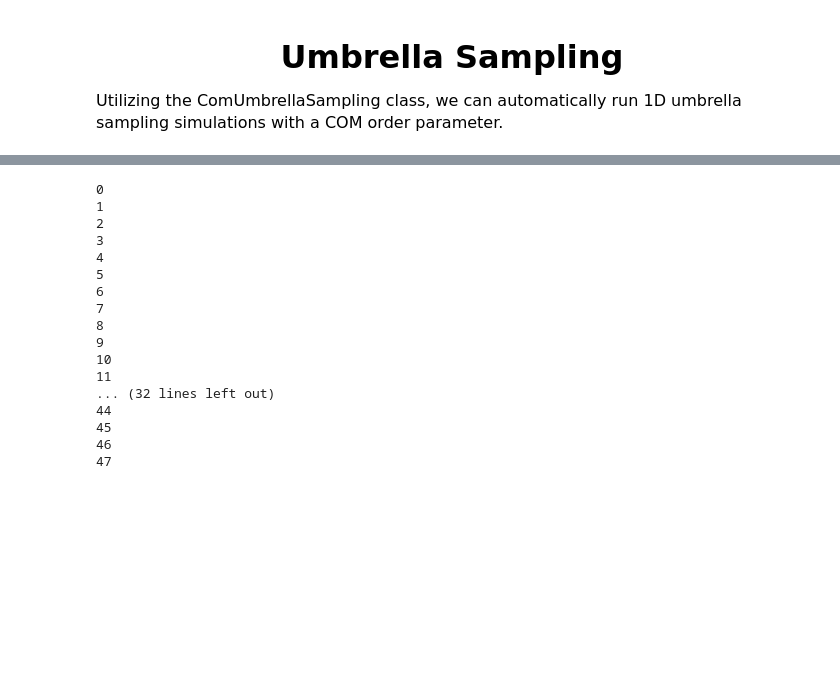
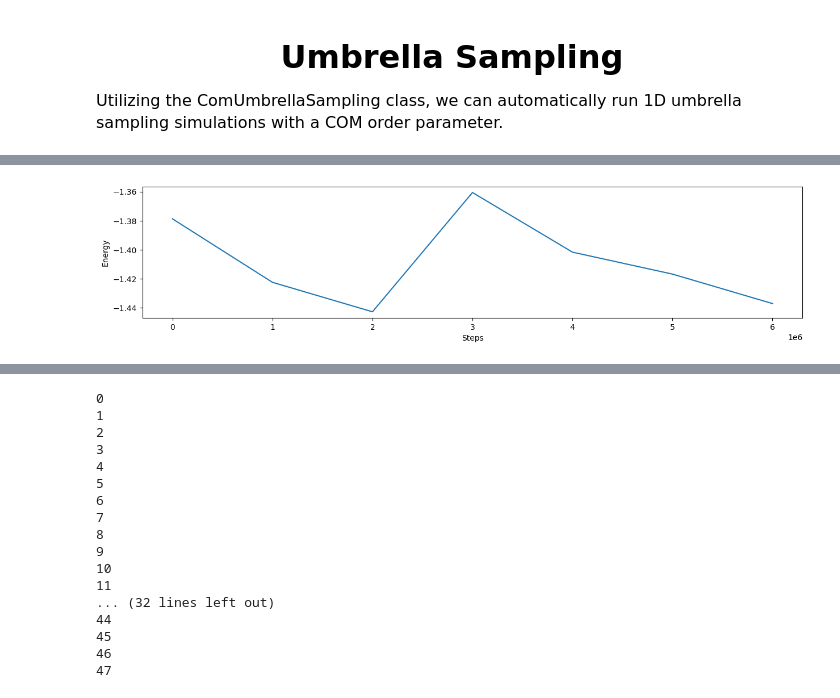
Before and after one commit to mlsample/ipy_oxDNA, a Jupyter notebook: src/duplex_example.ipynb, the cells around one changed output, grey strips where cells are left out. Cells and saved outputs as stored; diff of their text form; code cells hidden in the pictures; blank space fills up the shorter version.

```diff
--- a/src/duplex_example.ipynb
+++ b/src/duplex_example.ipynb
@@ -18,0 +19,14 @@ simulation_manager.restart_nvidia_cuda_mps_control()
+# %%
+path = os.path.abspath('/scratch/mlsample/ipy_oxDNA/ipy_oxdna_examples')
+file_dir = f'{path}/duplex_melting'
+sim_dir = f'{file_dir}/unbiased'
+
+sim = Simulation(file_dir, sim_dir)
+# %%
+sim.build(clean_build='force')
+sim.input_file({'steps':'1e7','print_energy_every': '1e6', 'print_conf_interval':'1e6', "CUDA_list": "no", 'use_edge': 'false'})
+sim.oxpy_run.run(subprocess=True)
+# %%
+sim.analysis.plot_energy()
+sim.analysis.view_init()
+# %% [output]
@@ -19 +34,2 @@ simulation_manager.restart_nvidia_cuda_mps_control()
+[figure, added]
 # %%
```
Also changed, not shown: parts of 10 cells of this notebook, 3 other files.
